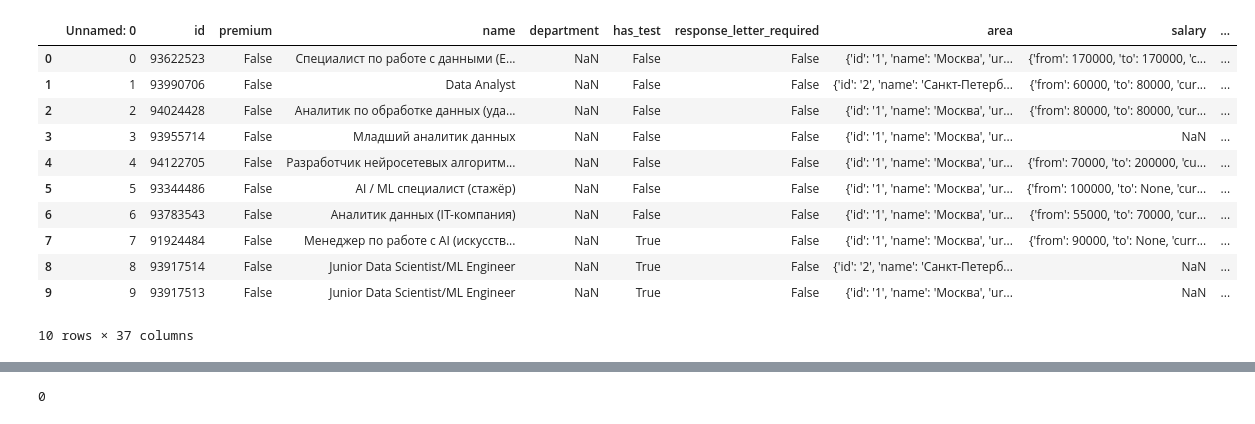
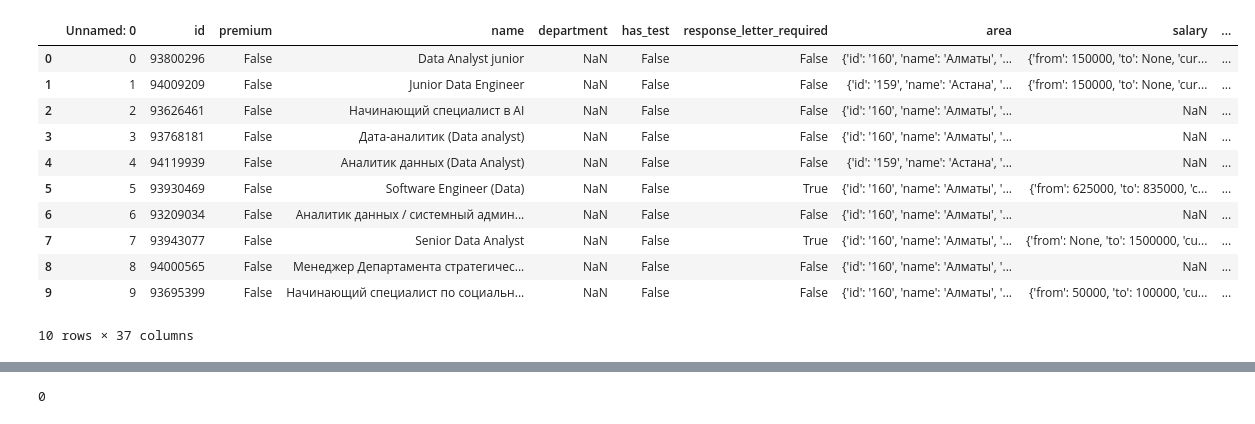
Before and after one commit to sashhhaka/HH-VacancyAnalysis, a Jupyter notebook: parser.ipynb, the cells around one changed output, grey strips where cells are left out. Saved outputs shown, nothing was run; the diff lists cells and outputs as text; code cells hidden in the pictures.

```diff
--- a/parser.ipynb
+++ b/parser.ipynb
@@ -28,20 +32,20 @@ for job in job_title:
 # %%
 import pandas as pd
 
-df = pd.read_csv("'Data Analyst' or 'Data scientist' or 'ML' or 'AI' or 'Machine Learning' or 'Аналитик данных'113_name.csv")
+df = pd.read_csv("40.csv")
 df.head(10)
 # %% [output]
 |  | Unnamed: 0 | id | premium | name | department | has_test | response_letter_required | area | salary | ... |
-| 0 | 0 | 93622523 | False | Специалист по работе с данными (E... | NaN | False | False | {'id': '1', 'name': 'Москва', 'ur... | {'from': 170000, 'to': 170000, 'c... | ... |
-| 1 | 1 | 93990706 | False | Data Analyst | NaN | False | False | {'id': '2', 'name': 'Санкт-Петерб... | {'from': 60000, 'to': 80000, 'cur... | ... |
-| 2 | 2 | 94024428 | False | Аналитик по обработке данных (уда... | NaN | False | False | {'id': '1', 'name': 'Москва', 'ur... | {'from': 80000, 'to': 80000, 'cur... | ... |
-| 3 | 3 | 93955714 | False | Младший аналитик данных | NaN | False | False | {'id': '1', 'name': 'Москва', 'ur... | NaN | ... |
-| 4 | 4 | 94122705 | False | Разработчик нейросетевых алгоритм... | NaN | False | False | {'id': '1', 'name': 'Москва', 'ur... | {'from': 70000, 'to': 200000, 'cu... | ... |
-| 5 | 5 | 93344486 | False | AI / ML специалист (стажёр) | NaN | False | False | {'id': '1', 'name': 'Москва', 'ur... | {'from': 100000, 'to': None, 'cur... | ... |
-| 6 | 6 | 93783543 | False | Аналитик данных (IT-компания) | NaN | False | False | {'id': '1', 'name': 'Москва', 'ur... | {'from': 55000, 'to': 70000, 'cur... | ... |
-| 7 | 7 | 91924484 | False | Менеджер по работе с AI (искусств... | NaN | True | False | {'id': '1', 'name': 'Москва', 'ur... | {'from': 90000, 'to': None, 'curr... | ... |
-| 8 | 8 | 93917514 | False | Junior Data Scientist/ML Engineer | NaN | True | False | {'id': '2', 'name': 'Санкт-Петерб... | NaN | ... |
-| 9 | 9 | 93917513 | False | Junior Data Scientist/ML Engineer | NaN | True | False | {'id': '1', 'name': 'Москва', 'ur... | NaN | ... |
+| 0 | 0 | 93800296 | False | Data Analyst junior | NaN | False | False | {'id': '160', 'name': 'Алматы', '... | {'from': 150000, 'to': None, 'cur... | ... |
+| 1 | 1 | 94009209 | False | Junior Data Engineer | NaN | False | False | {'id': '159', 'name': 'Астана', '... | {'from': 150000, 'to': None, 'cur... | ... |
+| 2 | 2 | 93626461 | False | Начинающий специалист в AI | NaN | False | False | {'id': '160', 'name': 'Алматы', '... | NaN | ... |
+| 3 | 3 | 93768181 | False | Дата-аналитик (Data analyst) | NaN | False | False | {'id': '160', 'name': 'Алматы', '... | NaN | ... |
+| 4 | 4 | 94119939 | False | Аналитик данных (Data Analyst) | NaN | False | False | {'id': '159', 'name': 'Астана', '... | NaN | ... |
+| 5 | 5 | 93930469 | False | Software Engineer (Data) | NaN | False | True | {'id': '160', 'name': 'Алматы', '... | {'from': 625000, 'to': 835000, 'c... | ... |
+| 6 | 6 | 93209034 | False | Аналитик данных / системный админ... | NaN | False | False | {'id': '160', 'name': 'Алматы', '... | NaN | ... |
+| 7 | 7 | 93943077 | False | Senior Data Analyst | NaN | False | True | {'id': '160', 'name': 'Алматы', '... | {'from': None, 'to': 1500000, 'cu... | ... |
+| 8 | 8 | 94000565 | False | Менеджер Департамента стратегичес... | NaN | False | False | {'id': '160', 'name': 'Алматы', '... | NaN | ... |
+| 9 | 9 | 93695399 | False | Начинающий специалист по социальн... | NaN | False | False | {'id': '160', 'name': 'Алматы', '... | {'from': 50000, 'to': 100000, 'cu... | ... |
 10 rows × 37 columns
 # %%
 df.info()
```
Also changed, not shown: parts of 4 cells of this notebook, 8 other files.
